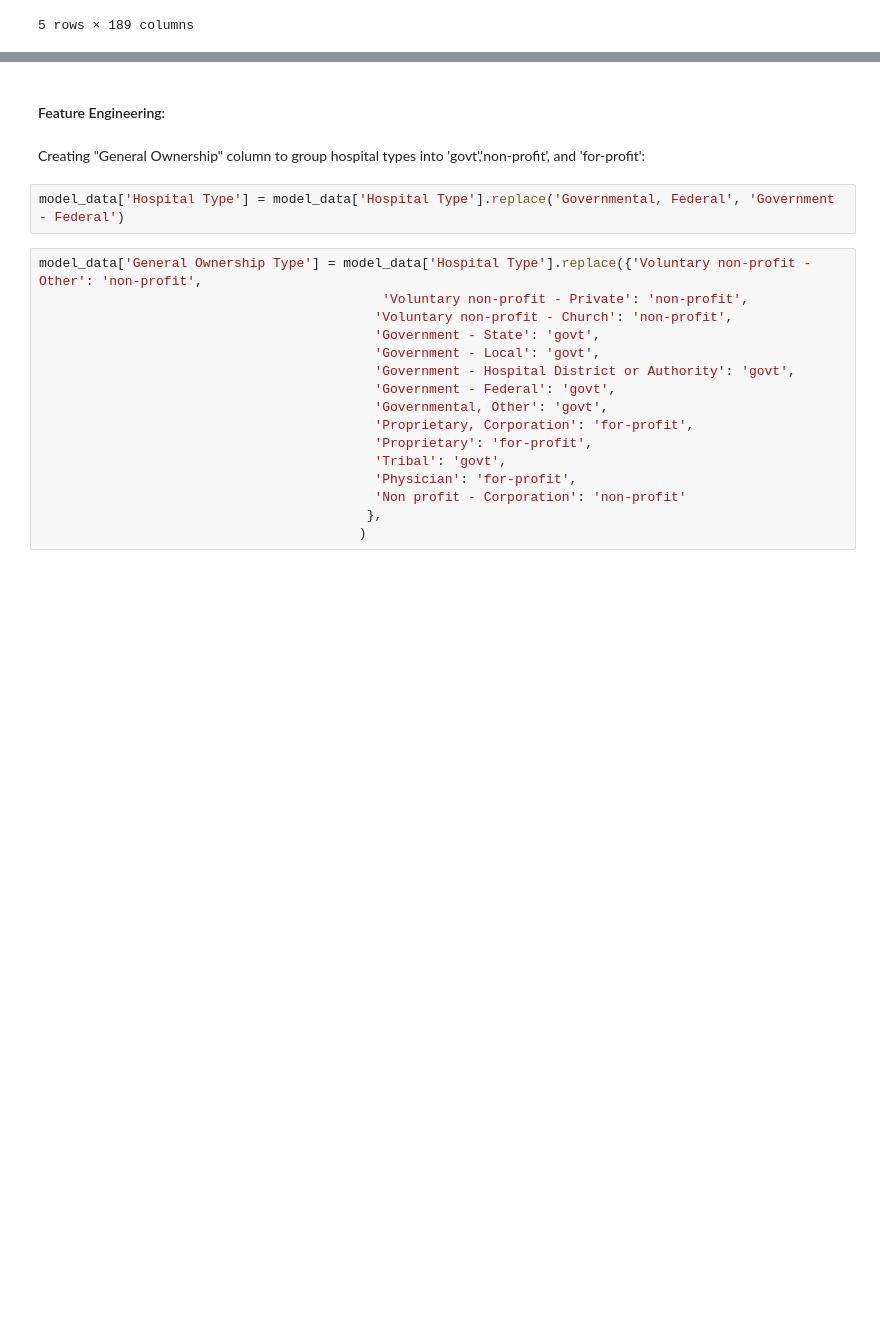
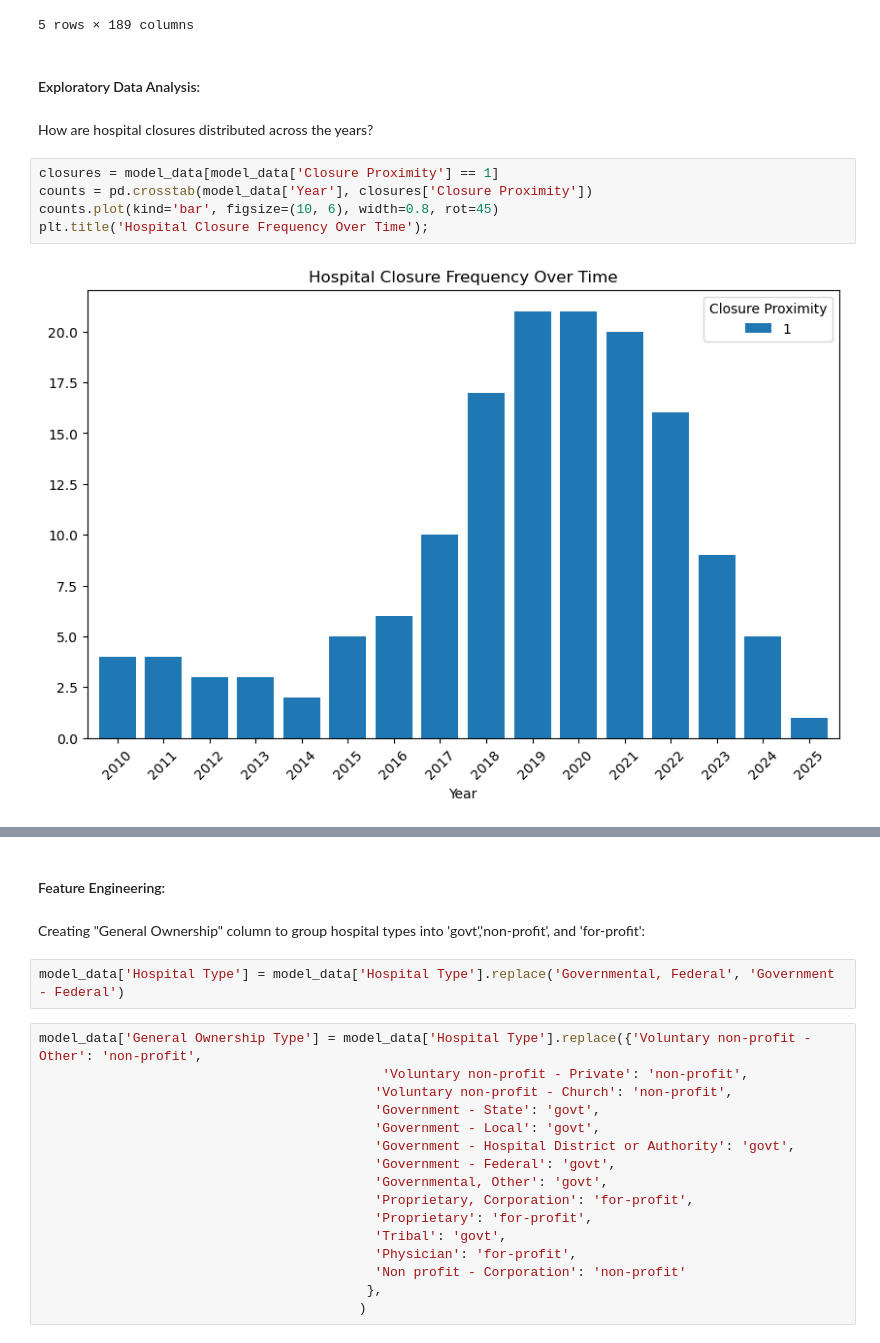
Before and after one commit to aezell314/Predicting_Hospital_Closures, a Jupyter notebook: Modeling Hospital Closures.ipynb, the cells around one changed output, grey strips where cells are left out. Saved outputs shown, nothing was run; the diff lists cells and outputs as text; blank space fills up the shorter version.

Commit message:
creating initial model

```diff
--- a/Modeling Hospital Closures.ipynb
+++ b/Modeling Hospital Closures.ipynb
@@ -22,3 +52,14 @@ model_data.head()
 | 3 | 2013 | 190044 | NaN | NaN | NaN | NaN | ... |
 | 4 | 2014 | 190044 | NaN | NaN | NaN | NaN | ... |
 5 rows × 189 columns
+# %% [markdown]
+#### Exploratory Data Analysis:
+# %% [markdown]
+How are hospital closures distributed across the years?
+# %%
+closures = model_data[model_data['Closure Proximity'] == 1]
+counts = pd.crosstab(model_data['Year'], closures['Closure Proximity'])
+counts.plot(kind='bar', figsize=(10, 6), width=0.8, rot=45)
+plt.title('Hospital Closure Frequency Over Time');
+# %% [output]
+[figure, added]
```
Also changed, not shown: parts of 39 cells of this notebook.
